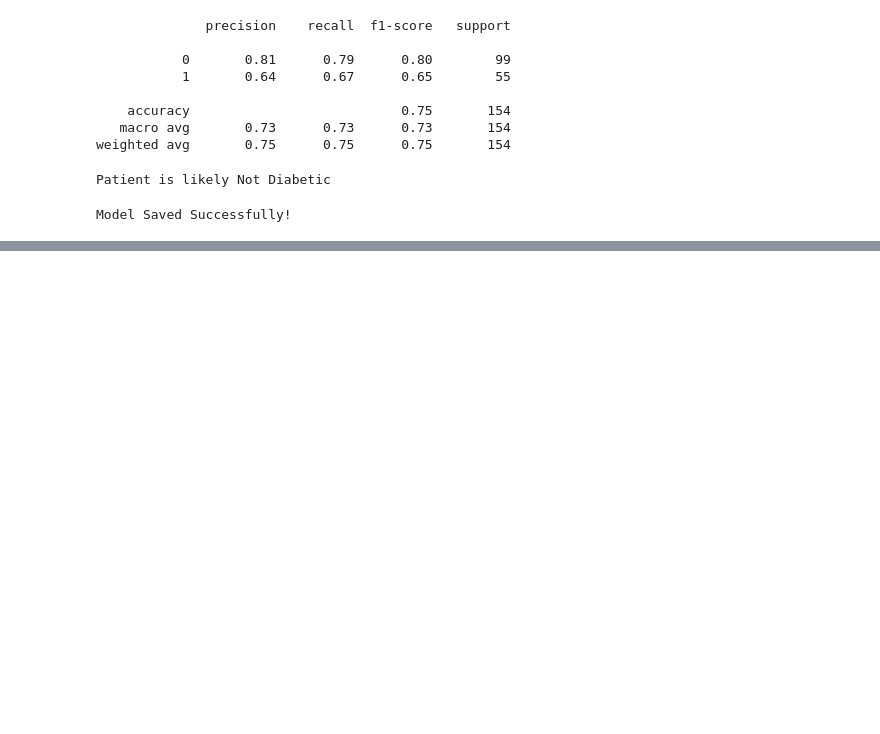
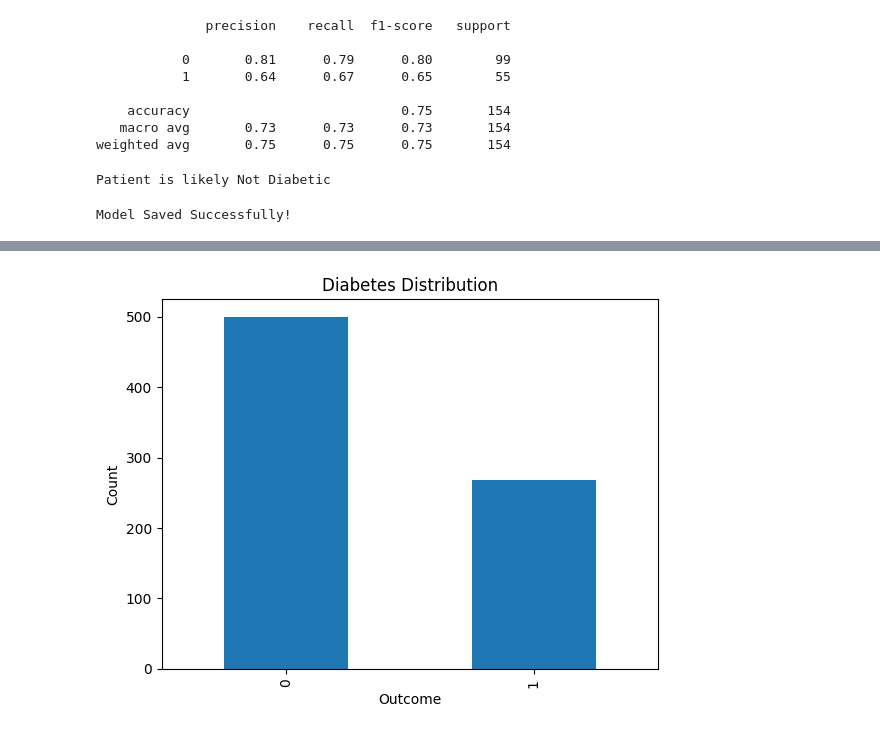
Before and after one commit to namrathaBuilds/-RD-INFRO-TECHNOLOGY-, a Jupyter notebook: Task-1-Medical-Diagnosis-System/Medical_Diagnosis_System.ipynb, the cells around one changed output, grey strips where cells are left out. Cells and saved outputs as stored; diff of their text form; code cells hidden in the pictures; blank space fills up the shorter version.

```diff
--- a/Task-1-Medical-Diagnosis-System/Medical_Diagnosis_System.ipynb
+++ b/Task-1-Medical-Diagnosis-System/Medical_Diagnosis_System.ipynb
@@ -153,0 +316,8 @@ Model Saved Successfully!
+# %%
+df['Outcome'].value_counts().plot(kind='bar')
+plt.title("Diabetes Distribution")
+plt.xlabel("Outcome")
+plt.ylabel("Count")
+plt.show()
+# %% [output]
+[figure, added]
```
Also changed, not shown: parts of 19 cells of this notebook.
